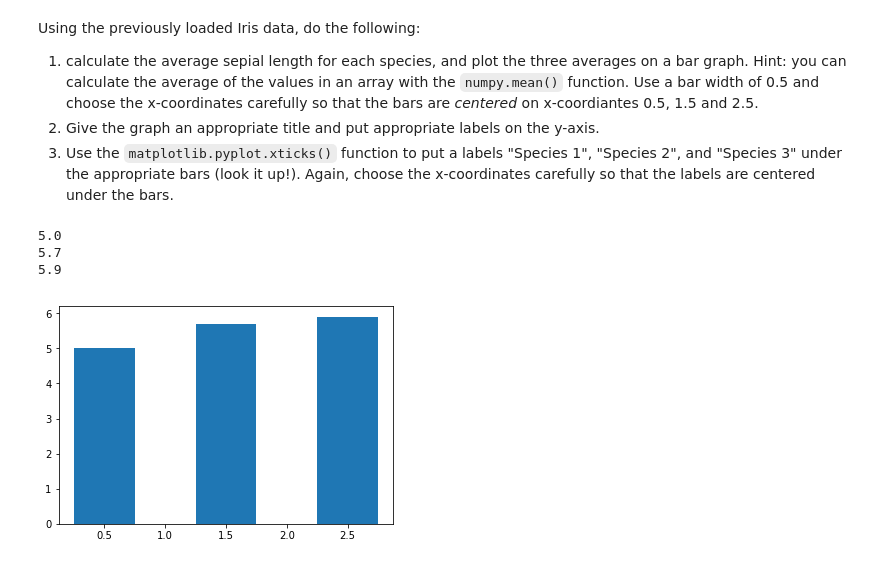
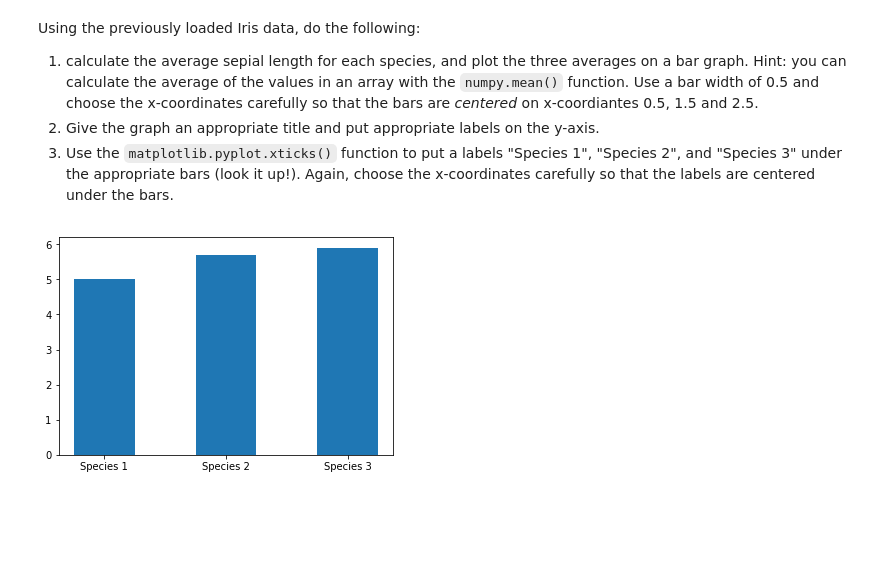
Before and after one commit to satiowadahc/CMPT487A0, a Jupyter notebook: asn0-q2.ipynb, the cells around one changed output. Saved outputs shown, nothing was run; the diff lists cells and outputs as text; code cells hidden in the pictures; blank space fills up the shorter version.

```diff
--- a/asn0-q2.ipynb
+++ b/asn0-q2.ipynb
@@ -118,26 +118,19 @@ Using the previously loaded Iris data, do the following:
 # %%
 # TODO Follow the instructions in the previous block.
 
-min = 0
 for i in species1samples:
     mlone = np.mean(i[0])
 
 for i in species2samples:
     mltwo = np.mean(i[0])
 
 for i in species3samples:
     mlthree = np.mean(i[0])
 
-print(mlone)
 
-print(mltwo)
+fig = plt.bar([0.5, 1.5, 2.5], height=[mlone, mltwo, mlthree], width=0.5,
+              tick_label=['Species 1', 'Species 2', 'Species 3'])
 
-print(mlthree)
-
-fig = plt.bar([0.5, 1.5, 2.5], height=[mlone, mltwo, mlthree], width=0.5)
 fig.title = 'Average Petal Length'
 # %% [output]
-5.0
-5.7
-5.9
-[figure, old version]
+[figure, new version]
```
Also changed, not shown: 1 other file.
